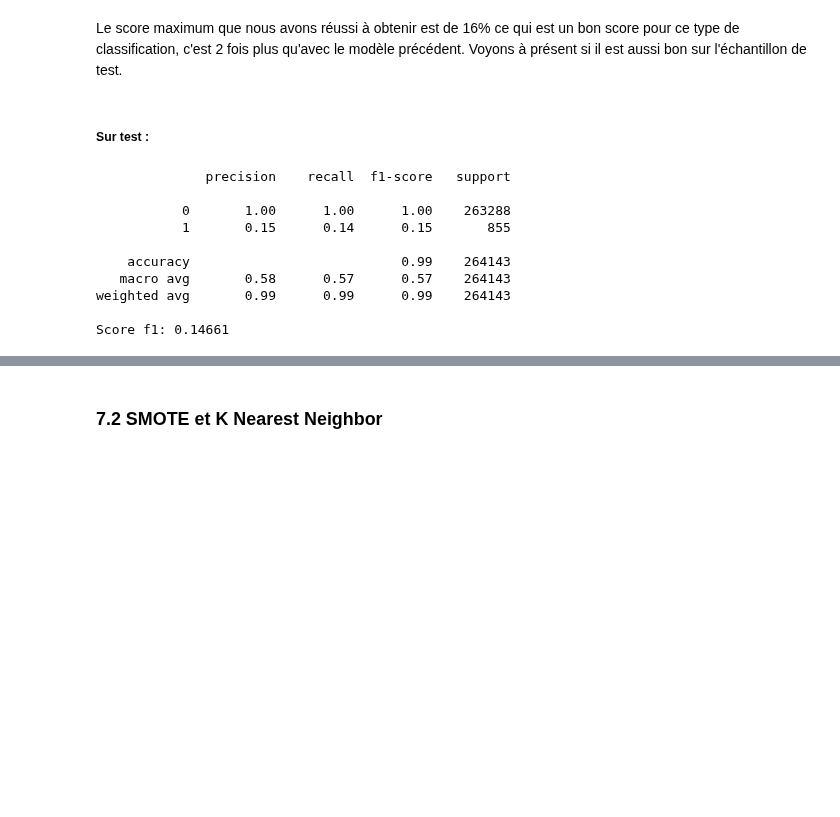
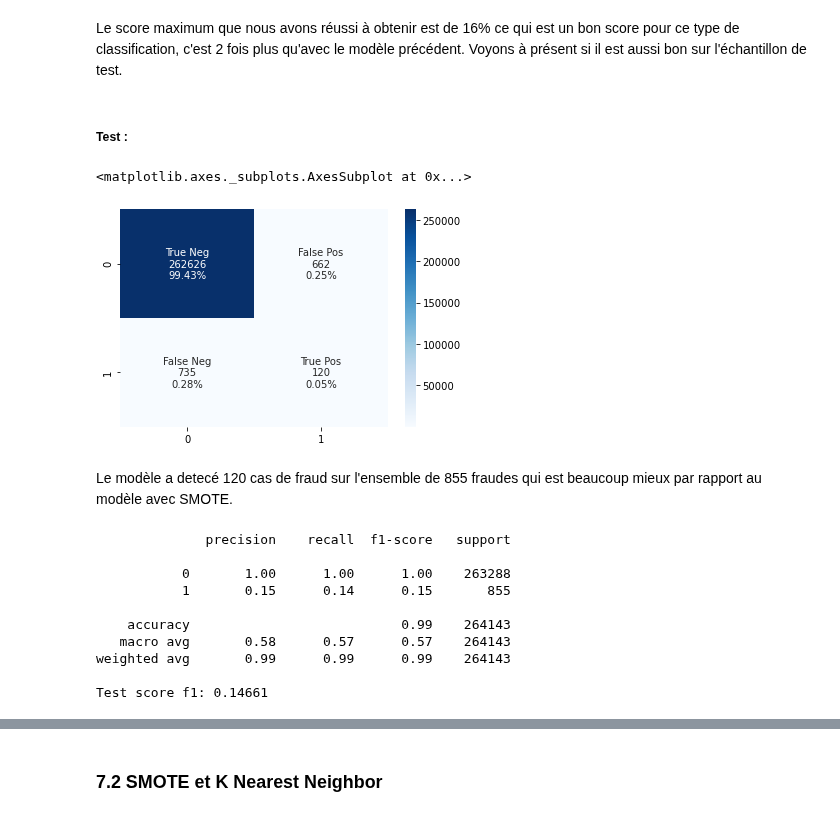
Before and after one commit to hoangkhanh2510/Fraud, a Jupyter notebook: BIG DATA.ipynb, the cells around one changed output, grey strips where cells are left out. Cells and saved outputs as stored; diff of their text form; code cells hidden in the pictures; blank space fills up the shorter version.

```diff
--- a/BIG DATA.ipynb
+++ b/BIG DATA.ipynb
@@ -83,9 +84,9 @@ print(imblearn.__version__)
 ### 2.1. Importation du jeu de données
 # %%
 import os
-os.chdir("D:/OneDrive/Documents/COURS/M2 SISE/Big Data Mining/Projet")
-df = pd.read_csv("dataproject.csv",encoding="utf-8",header=0, sep =";",decimal=',')
-#df =pd.read_csv("/Users/hoangkhanhle/Desktop/School/Master 2/Big Data/dataproject.csv",encoding="utf-8",header=0, sep =";",decimal=',')
+#os.chdir("D:/OneDrive/Documents/COURS/M2 SISE/Big Data Mining/Projet")
+#df = pd.read_csv("dataproject.csv",encoding="utf-8",header=0, sep =";",decimal=',')
+df =pd.read_csv("/Users/hoangkhanhle/Desktop/School/Master 2/Big Data/dataproject.csv",encoding="utf-8",header=0, sep =";",decimal=',')
 # %%
 df.head()
 # %% [output]
@@ -319,7 +340,7 @@ training_target = Apprenti['FlAgImpAye']
 # %%
 #Test
 #Variables explicatives
-test_features= Test.drop(Apprenti.columns[[0, 1, 3,21,22,23]], axis=1)
+test_features= Test.drop(Apprenti.columns[[0, 1, 3,21,22]], axis=1)
 #Variable cible
 test_target = Test['FlAgImpAye']
 # %% [markdown]
@@ -340,9 +361,9 @@ entrainement = Apprenti.loc[df['DAteTrAnsAction'] < '2016-08-20']
 #Validation
 validation = Apprenti.loc[df['DAteTrAnsAction'] >= '2016-08-20']
 # %%
-x_train= entrainement.drop(Apprenti.columns[[0, 1, 3,21,22,23]], axis=1)
+x_train= entrainement.drop(Apprenti.columns[[0, 1, 3,21,22]], axis=1)
 y_train = entrainement['FlAgImpAye']
-x_val= validation.drop(Apprenti.columns[[0, 1, 3,21,22,23]], axis=1)
+x_val= validation.drop(Apprenti.columns[[0, 1, 3,21,22]], axis=1)
 y_val = validation['FlAgImpAye']
 # %%
 #information sur train
@@ -598,8 +643,25 @@ weighted avg       0.99      0.99      0.99    289685
 Validation score f1: 0.157978
 # %% [markdown]
 Le score maximum que nous avons réussi à obtenir est de 16% ce qui est un bon score pour ce type de classification, c'est 2 fois plus qu'avec le modèle précédent. Voyons à présent si il est aussi bon sur l'échantillon de test.
-# %% [markdown]
-##### Sur test :
+# %% [markdown]
+##### Test :
+# %%
+#Matrice de confusion
+RDbest_matrix_test = confusion_matrix(test_target,RDbest1.predict(test_features))
+group_names = ['True Neg','False Pos','False Neg','True Pos']
+group_counts = ["{0:0.0f}".format(value) for value in
+                RDbest_matrix_test.flatten()]
+group_percentages = ["{0:.2%}".format(value) for value in
+                     RDbest_matrix_test.flatten()/np.sum(RDbest_matrix_test)]
+labels = [f"{v1}\n{v2}\n{v3}" for v1, v2, v3 in
+          zip(group_names,group_counts,group_percentages)]
+labels = np.asarray(labels).reshape(2,2)
+sns.heatmap(RDbest_matrix_test, annot=labels, fmt='', cmap='Blues')
+# %% [output]
+<matplotlib.axes._subplots.AxesSubplot at 0x...>
+[figure, added]
+# %% [markdown]
+Le modèle a detecé 120 cas de fraud sur l'ensemble de 855 fraudes qui est beaucoup mieux par rapport au modèle avec SMOTE.
 # %%
 test_rfss = round(f1_score(test_target,RDbest1.predict(test_features) ),6)
 print(metrics.classification_report(test_target, RDbest1.predict(test_features)))
@@ -614,4 +676,4 @@ print("Test score f1:",test_rfss)
    macro avg       0.58      0.57      0.57    264143
 weighted avg       0.99      0.99      0.99    264143
 
-Score f1: 0.14661
+Test score f1: 0.14661
```
Also changed, not shown: parts of 103 cells of this notebook.
